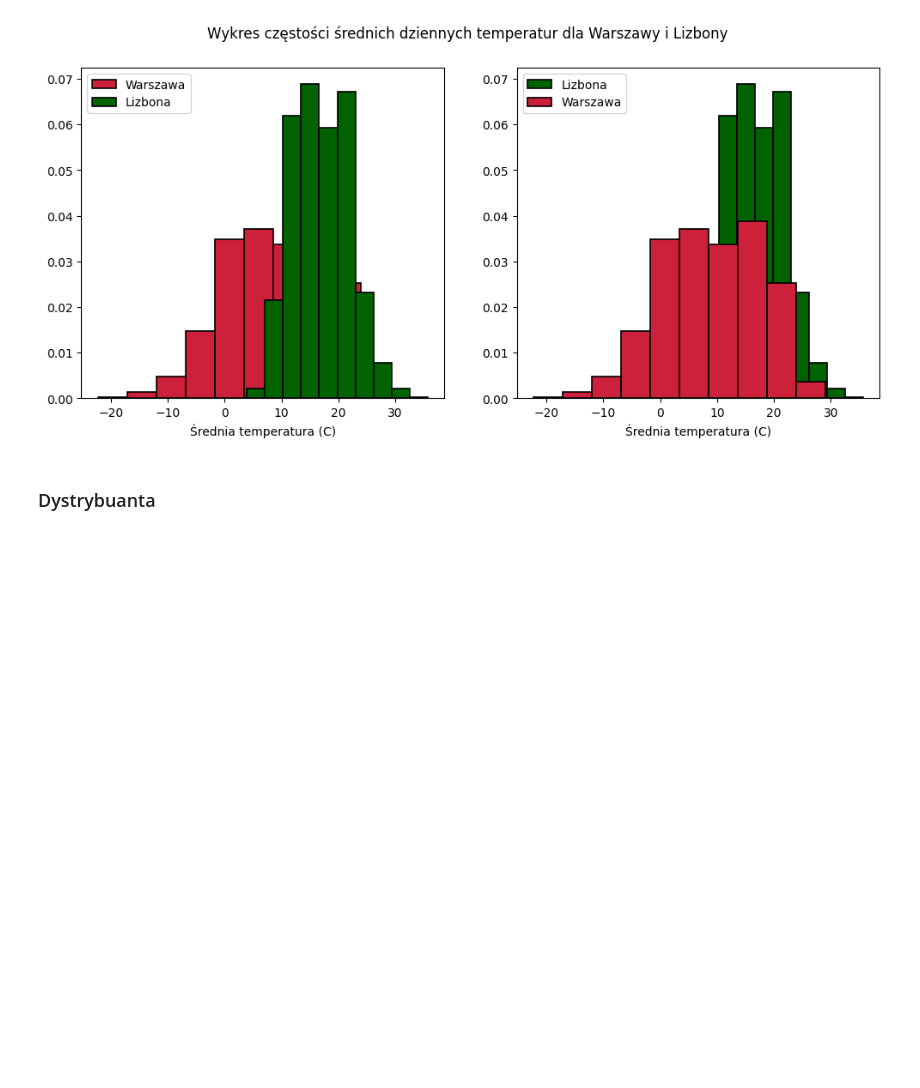
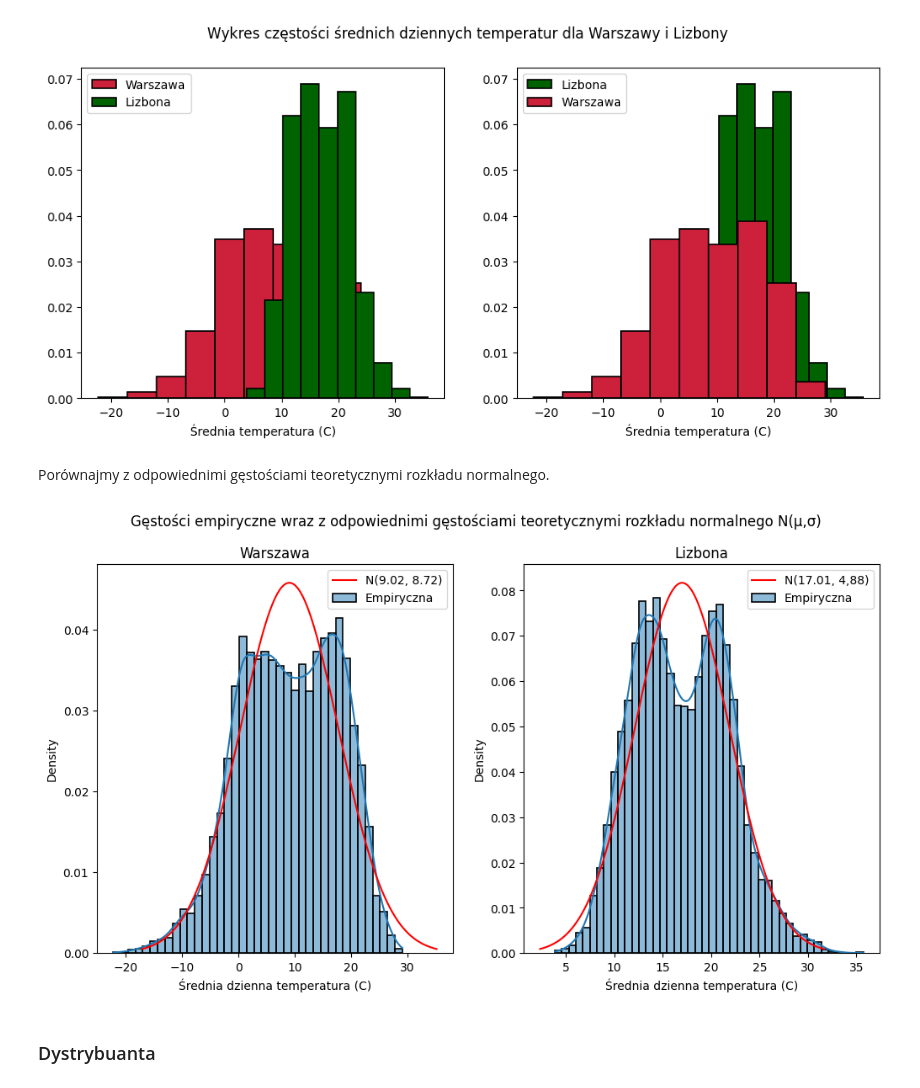
Before and after one commit to mathieuboro/raport, a Jupyter notebook: Raport_!.ipynb, the cells around one changed output. Cells and saved outputs as stored; diff of their text form; code cells hidden in the pictures; blank space fills up the shorter version.

Commit message:
Added normal PDF, CDF and Kurthosis improvements

```diff
--- a/Raport_!.ipynb
+++ b/Raport_!.ipynb
@@ -309,6 +309,39 @@ figure.suptitle('Wykres częstości średnich dziennych temperatur dla Warszawy
 plt.show()
 # %% [output]
 [figure]
+# %% [markdown]
+Porównajmy z odpowiednimi gęstościami teoretycznymi rozkładu normalnego.
+# %%
+Mean_Warsaw = np.mean(warsaw_data.AvgTemperature)
+Mean_Lisbon = np.mean(lisbon_data.AvgTemperature)
+
+Std_Warsaw = np.std(warsaw_data.AvgTemperature)
+Std_Lisbon = np.std(lisbon_data.AvgTemperature)
+
+x_warsaw = np.linspace(Mean_Warsaw - 3*Std_Warsaw, Mean_Warsaw + 3*Std_Warsaw, 1000)
+x_lisbon = np.linspace(Mean_Lisbon - 3*Std_Lisbon, Mean_Lisbon + 3*Std_Lisbon, 1000)
+
+Normal_Density_Warsaw = scipy.stats.norm.pdf(x_warsaw, Mean_Warsaw, Std_Warsaw)
+Normal_Density_Lisbon = scipy.stats.norm.pdf(x_lisbon, Mean_Lisbon, Std_Lisbon)
+
+plt.figure(figsize=(12,6))
+plt.subplot(1, 2, 1)
+sns.histplot(warsaw_data.AvgTemperature, kde=True, stat="density", label='Empiryczna', linewidth=1.2)
+plt.plot(x_warsaw, Normal_Density_Warsaw, label='N(9.02, 8.72)', color='r', linewidth=1.5)
+plt.xlabel('Średnia dzienna temperatura (C)')
+plt.legend()
+plt.title('Warszawa')
+
+plt.subplot(1, 2, 2)
+sns.histplot(lisbon_data.AvgTemperature, kde=True, stat="density", label='Empiryczna', linewidth=1.2)
+plt.plot(x_lisbon, Normal_Density_Lisbon, label='N(17.01, 4,88)', color='r', linewidth=1.5)
+plt.xlabel('Średnia dzienna temperatura (C)')
+plt.legend()
+plt.title('Lizbona')
+plt.suptitle("Gęstości empiryczne wraz z odpowiednimi gęstościami teoretycznymi rozkładu normalnego N(μ,σ)")
+plt.show()
+# %% [output]
+[figure, added]
 # %% [markdown]
 ### Dystrybuanta
 # %% [markdown]
```
Also changed, not shown: parts of 6 cells of this notebook.
